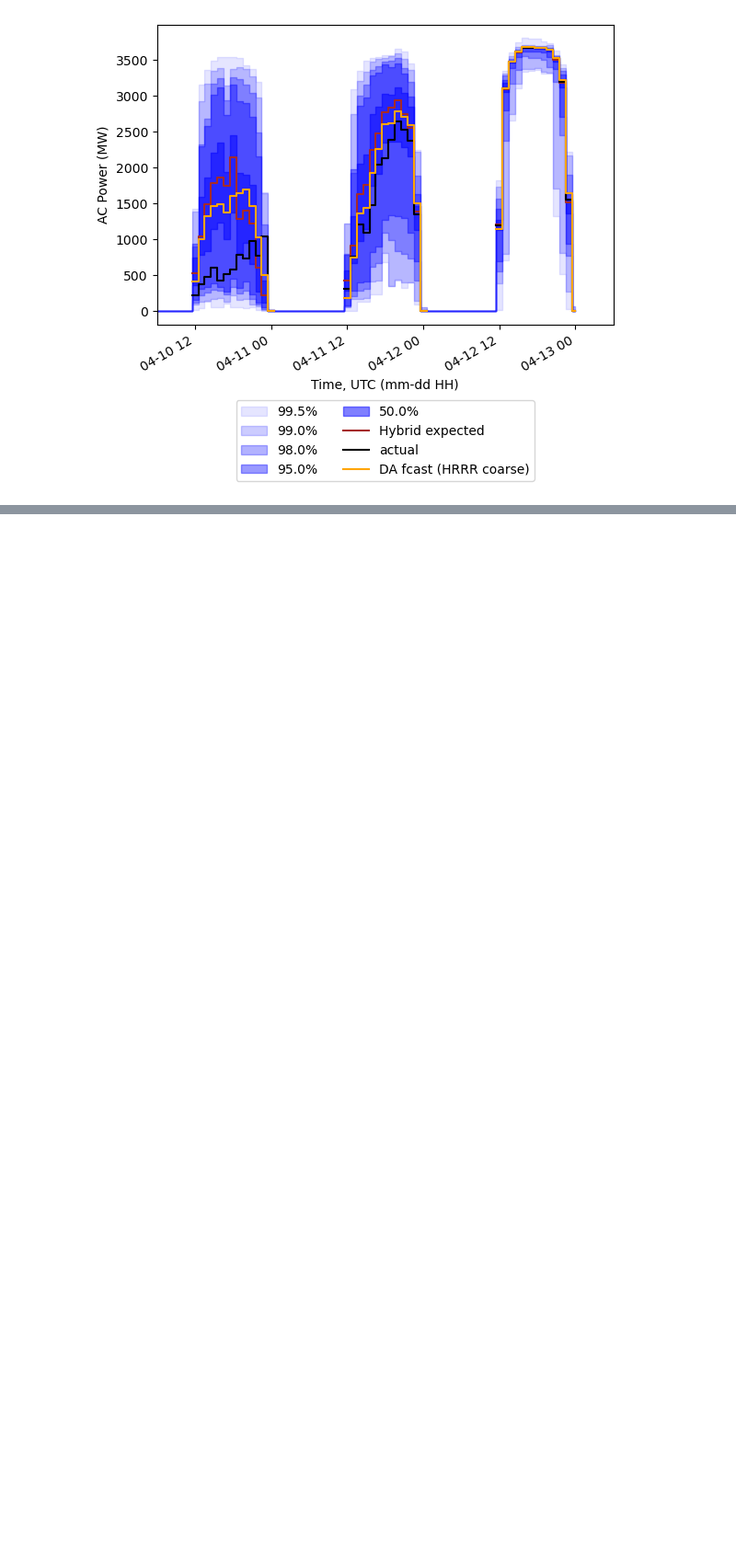
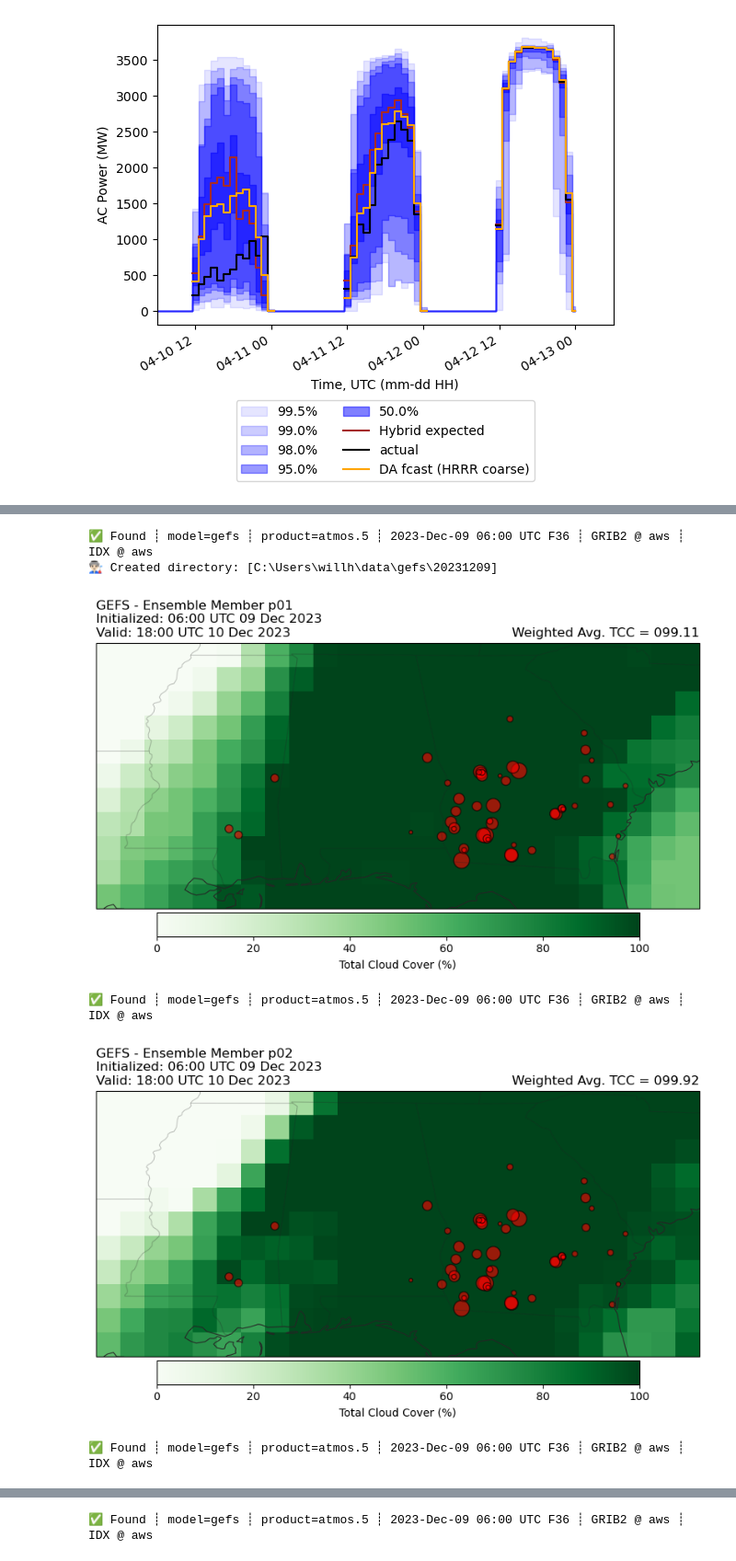
Before and after one commit to williamhobbs/solar-fleet-forecast-probability-tool, a Jupyter notebook: make_pvsc_plots.ipynb, the cells around one changed output, grey strips where cells are left out. Shown at 92% size. Cells and saved outputs as stored; diff of their text form; code cells hidden in the pictures; blank space fills up the shorter version.

```diff
--- a/make_pvsc_plots.ipynb
+++ b/make_pvsc_plots.ipynb
@@ -595,0 +700,14 @@ plt.show()
+# %%
+
+date = '2023-12-09 06:00'
+sample_tcc_function_pres(member='p01',date=date, plants_df=plants_df)
+sample_tcc_function_pres(member='p02',date=date, plants_df=plants_df)
+sample_tcc_function_pres(member='p03',date=date, plants_df=plants_df)
+sample_tcc_function_pres(member='p04',date=date, plants_df=plants_df)
+# %% [output]
+✅ Found ┊ model=gefs ┊ product=atmos.5 ┊ 2023-Dec-09 06:00 UTC F36 ┊ GRIB2 @ aws ┊ IDX @ aws
+👨🏻‍🏭 Created directory: [C:\Users\willh\data\gefs\20231209]
+[figure, added]
+✅ Found ┊ model=gefs ┊ product=atmos.5 ┊ 2023-Dec-09 06:00 UTC F36 ┊ GRIB2 @ aws ┊ IDX @ aws
+[figure, added]
+✅ Found ┊ model=gefs ┊ product=atmos.5 ┊ 2023-Dec-09 06:00 UTC F36 ┊ GRIB2 @ aws ┊ IDX @ aws
@@ -595,0 +715 @@ plt.show()
+✅ Found ┊ model=gefs ┊ product=atmos.5 ┊ 2023-Dec-09 06:00 UTC F36 ┊ GRIB2 @ aws ┊ IDX @ aws
```
Also changed, not shown: parts of 12 cells of this notebook, 25 other files.
